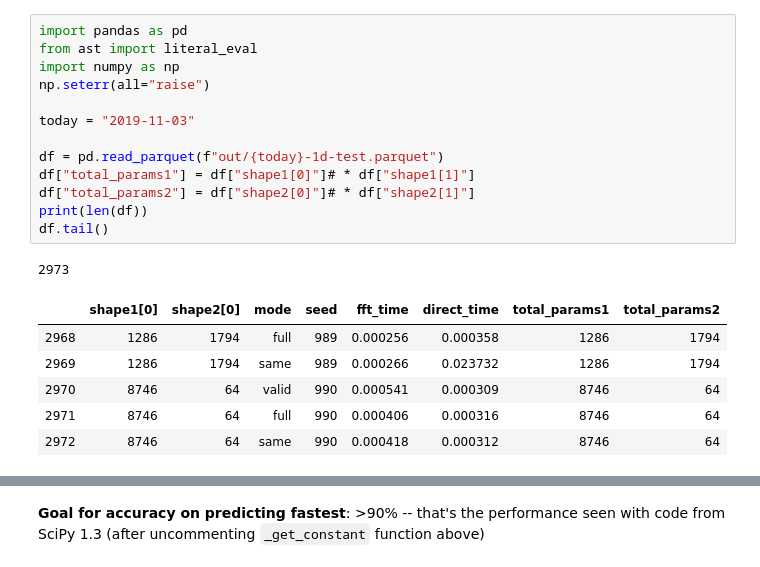
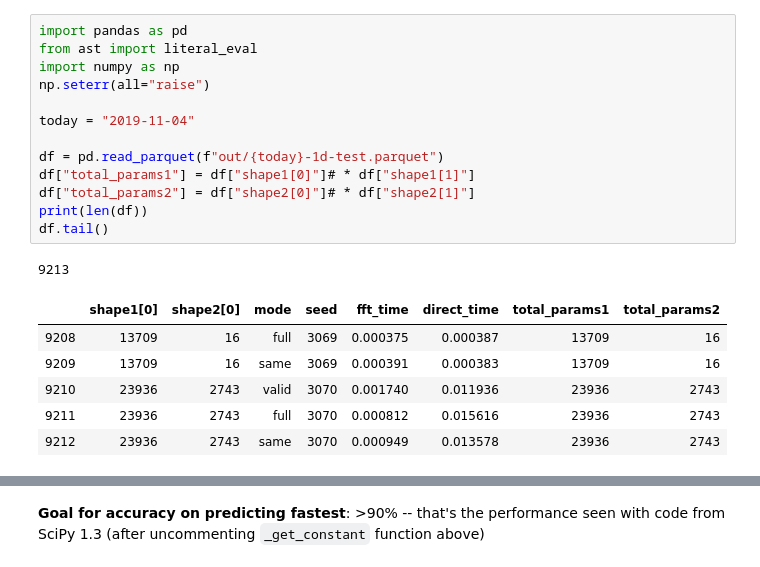
Before and after one commit to stsievert/scipy-convolve-timings, a Jupyter notebook: 1d/Test.ipynb, the cells around one changed output, grey strips where cells are left out. Saved outputs shown, nothing was run; the diff lists cells and outputs as text.

```diff
--- a/1d/Test.ipynb
+++ b/1d/Test.ipynb
@@ -1,21 +1,21 @@
 # %%
 import pandas as pd
 from ast import literal_eval
 import numpy as np
 np.seterr(all="raise")
 
-today = "2019-11-03"
+today = "2019-11-04"
 
 df = pd.read_parquet(f"out/{today}-1d-test.parquet")
 df["total_params1"] = df["shape1[0]"]# * df["shape1[1]"]
 df["total_params2"] = df["shape2[0]"]# * df["shape2[1]"]
 print(len(df))
 df.tail()
 # %% [output]
-2973
+9213
 |  | shape1[0] | shape2[0] | mode | seed | fft_time | direct_time | total_params1 | total_params2 |
-| 2968 | 1286 | 1794 | full | 989 | 0.000256 | 0.000358 | 1286 | 1794 |
-| 2969 | 1286 | 1794 | same | 989 | 0.000266 | 0.023732 | 1286 | 1794 |
-| 2970 | 8746 | 64 | valid | 990 | 0.000541 | 0.000309 | 8746 | 64 |
-| 2971 | 8746 | 64 | full | 990 | 0.000406 | 0.000316 | 8746 | 64 |
-| 2972 | 8746 | 64 | same | 990 | 0.000418 | 0.000312 | 8746 | 64 |
+| 9208 | 13709 | 16 | full | 3069 | 0.000375 | 0.000387 | 13709 | 16 |
+| 9209 | 13709 | 16 | same | 3069 | 0.000391 | 0.000383 | 13709 | 16 |
+| 9210 | 23936 | 2743 | valid | 3070 | 0.001740 | 0.011936 | 23936 | 2743 |
+| 9211 | 23936 | 2743 | full | 3070 | 0.000812 | 0.015616 | 23936 | 2743 |
+| 9212 | 23936 | 2743 | same | 3070 | 0.000949 | 0.013578 | 23936 | 2743 |
```
Also changed, not shown: parts of 15 cells of this notebook, 4 other files.
